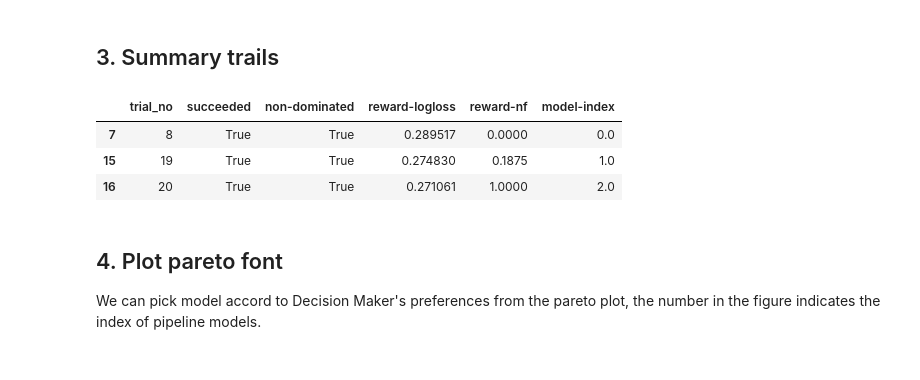
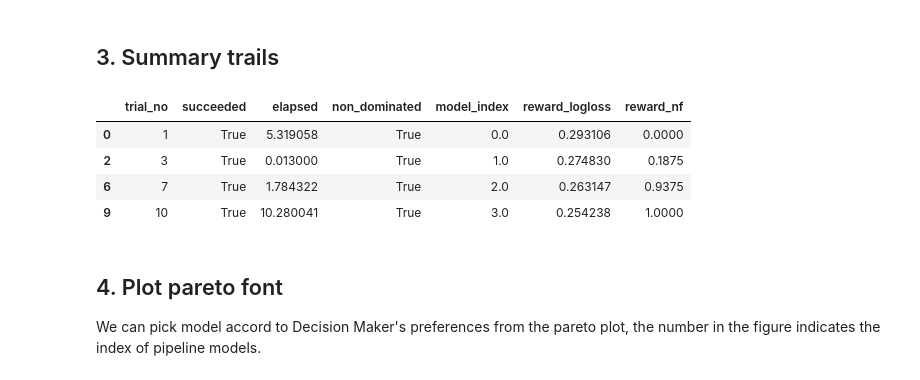
Before and after one commit to DataCanvasIO/Hypernets, a Jupyter notebook: hypernets/examples/63.NF_example.ipynb, the cells around one changed output. Cells and saved outputs as stored; diff of their text form; code cells hidden in the pictures.

```diff
--- a/hypernets/examples/63.NF_example.ipynb
+++ b/hypernets/examples/63.NF_example.ipynb
@@ -78,14 +78,14 @@ estimators
 # %% [markdown]
 ## 3. Summary trails
 # %%
-df_trials = experiment.hyper_model_.history.to_df()
-
-df_trials[df_trials['non-dominated'] == True][['trial_no', 'succeeded', 'non-dominated', 'reward-logloss', 'reward-nf', 'model-index']]
+df_trials = experiment.hyper_model_.history.to_df().copy().drop(['scores', 'reward'], axis=1)
+df_trials[df_trials['non_dominated'] == True]
 # %% [output]
-|  | trial_no | succeeded | non-dominated | reward-logloss | reward-nf | model-index |
-| 7 | 8 | True | True | 0.289517 | 0.0000 | 0.0 |
-| 15 | 19 | True | True | 0.274830 | 0.1875 | 1.0 |
-| 16 | 20 | True | True | 0.271061 | 1.0000 | 2.0 |
+|  | trial_no | succeeded | elapsed | non_dominated | model_index | reward_logloss | reward_nf |
+| 0 | 1 | True | 5.319058 | True | 0.0 | 0.293106 | 0.0000 |
+| 2 | 3 | True | 0.013000 | True | 1.0 | 0.274830 | 0.1875 |
+| 6 | 7 | True | 1.784322 | True | 2.0 | 0.263147 | 0.9375 |
+| 9 | 10 | True | 10.280041 | True | 3.0 | 0.254238 | 1.0000 |
 # %% [markdown]
 ## 4. Plot pareto font
 
```
Also changed, not shown: parts of 6 cells of this notebook, 11 other files.
